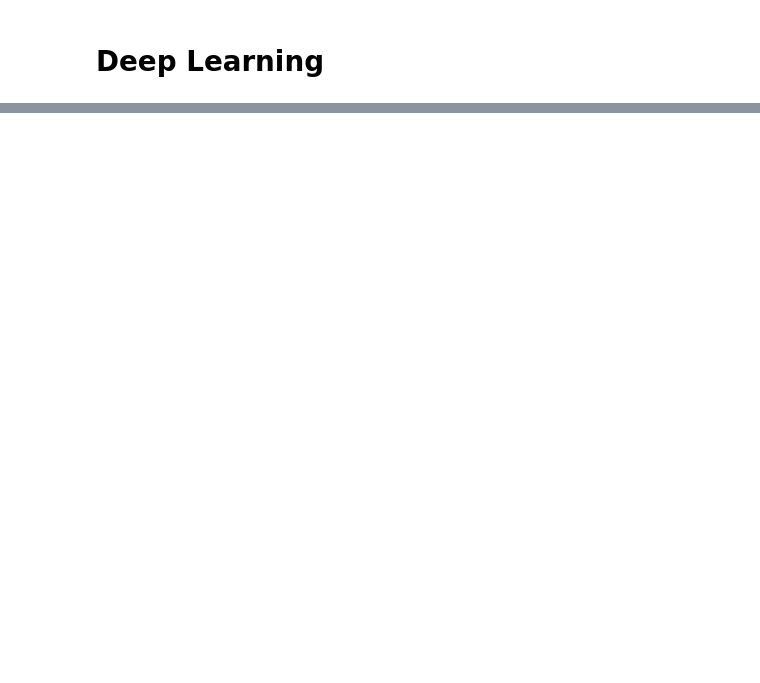
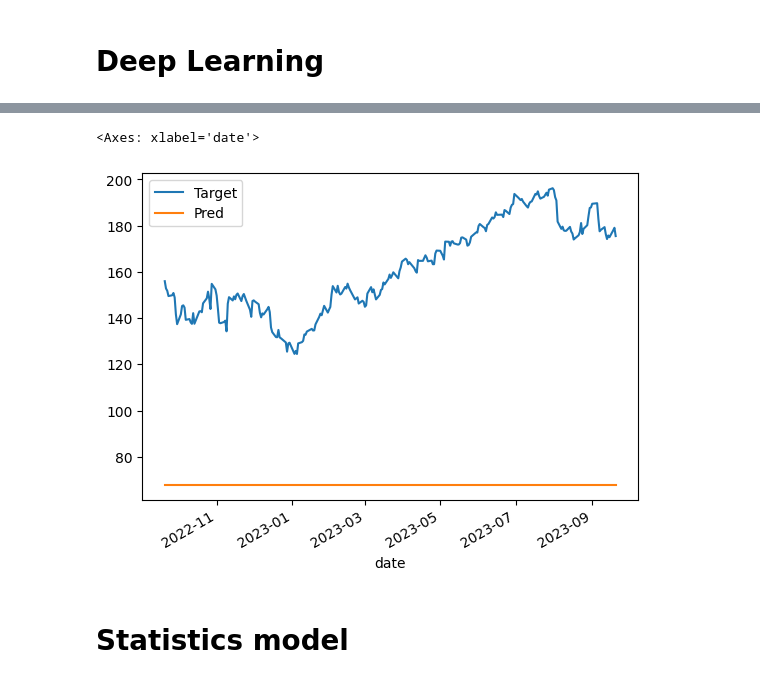
Before and after one commit to ahn283/projects, a Jupyter notebook: prediction-models/base_algorithms.ipynb, the cells around one changed output, grey strips where cells are left out. Cells and saved outputs as stored; diff of their text form; code cells hidden in the pictures; blank space fills up the shorter version.

```diff
--- a/prediction-models/base_algorithms.ipynb
+++ b/prediction-models/base_algorithms.ipynb
@@ -321,0 +399,5 @@ eval_df(y_test, pred_rf).plot()
+# %%
+# model compile
+learing_rate = 0.01
+loss = nn.MSELoss()
+optimizer = torch.optim.Adam(model.parameters(), lr=learing_rate)
@@ -321,0 +423,27 @@ eval_df(y_test, pred_rf).plot()
+# %%
+# set test loop
+def test_loop(test_loader, model, loss_fn):
+    size = len(test_loader.dataset)
+    num_batches = len(test_loader)
+    test_loss, correct = 0, 0
+
+    with torch.no_grad():   # no gradient calculation
+        for X, y in test_loader:
+            X, y = X.to(device), y.to(device)
+            pred = model(X)
+            test_loss += loss_fn(pred, y).item()
+            correct += (pred.argmax(1) == y).type(torch.float).sum().item()
+
+    test_loss /= num_batches
+    correct /= size
+    print(f'Test Error: \n Accuracy: {(100*correct):>0.1f}%, Avg loss: {test_loss:8f} \n')
+# %%
+# run model
+epochs = 100
+
+for i in range(epochs):
+    print(f'Epoch {i+1}\n-------------------------------')
+    train_loop(train_dataloader, model, loss, optimizer)
+    test_loop(test_dataloader, model, loss)
+
+print('Done!')
@@ -321,0 +502,3 @@ eval_df(y_test, pred_rf).plot()
+# %%
+pred_mlp = model(X_test_torch).squeeze().detach().numpy()
+pred_mlp
@@ -321,0 +543,7 @@ eval_df(y_test, pred_rf).plot()
+# %%
+eval_df(y_test, pred_mlp).plot()
+# %% [output]
+<Axes: xlabel='date'>
+[figure, added]
+# %% [markdown]
+# Statistics model
```
Also changed, not shown: parts of 21 cells of this notebook.
